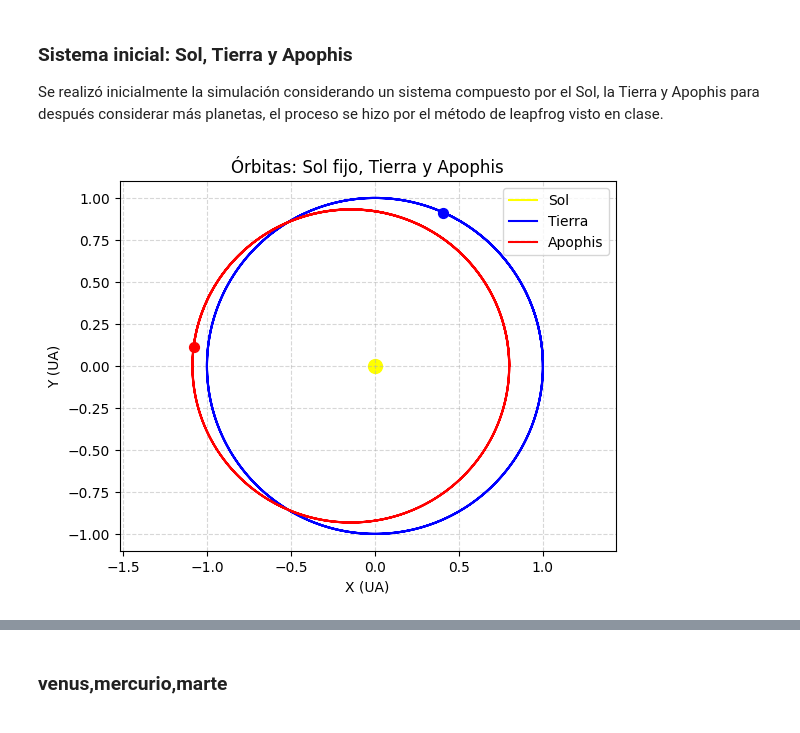
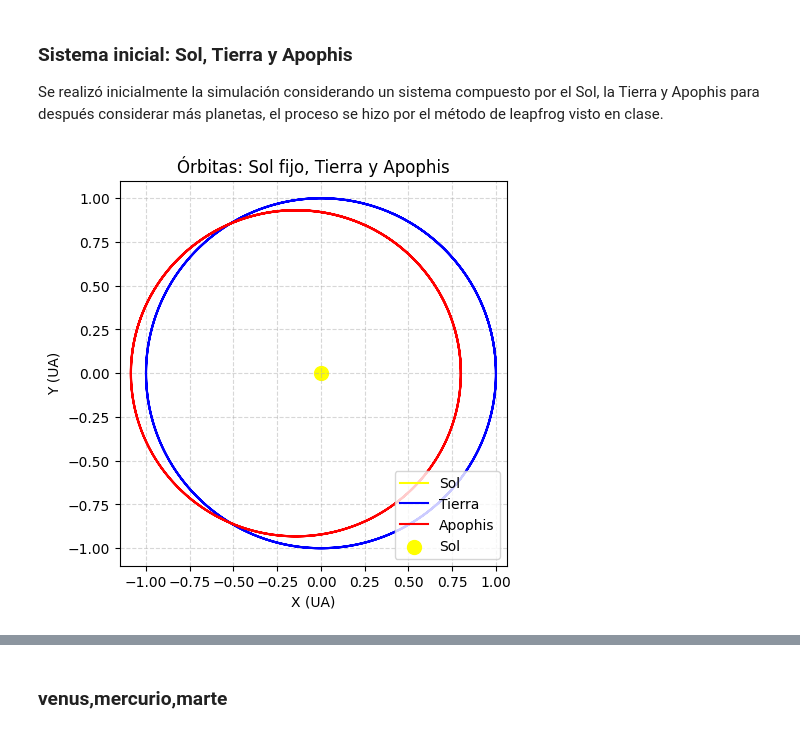
Before and after one commit to meccel-2026-2/Proyecto-del-curso-Apophis, a Jupyter notebook: proyecto-del-curso-Apophis.ipynb, the cells around one changed output, grey strips where cells are left out. Drawn from its saved outputs; the diff is of its cells as text; code cells hidden in the pictures.

```diff
--- a/proyecto-del-curso-Apophis.ipynb
+++ b/proyecto-del-curso-Apophis.ipynb
@@ -22,8 +23,8 @@ sistema = [
     dict(m=1e-10, r=np.array([0.8, 0.0, 0.0]), v=np.array([0.0, 1.2, 0.0])), # Apophis
 ]
 # %%
-def aceleraciones(sistema):
-    n = len(sistema)
+def aceleraciones(sistema_apophis):
+    n = len(sistema_apophis)
     a = [np.zeros(3) for _ in range(n)]
 
     for i in range(n):
@@ -31,50 +32,54 @@ def aceleraciones(sistema):
             continue
         for j in range(n):
             if i != j:
-                r_vec = sistema[j]['r'] - sistema[i]['r']
+                r_vec = sistema_apophis[j]['r'] - sistema_apophis[i]['r']
                 eps = 1e-5
                 dist = np.linalg.norm(r_vec) + 1e-10
-                a[i] += sistema[j]['m'] * r_vec / (dist**2 + eps**2)**(3/2)
+                a[i] += sistema_apophis[j]['m'] * r_vec / (dist**2 + eps**2)**(3/2)
     return a
 # %%
-def paso_leapfrog(sistema, dt):
-    a = aceleraciones(sistema)
-    for i in range(1, len(sistema)):
-        sistema[i]['v'] += 0.5 * a[i] * dt
+def paso_leapfrog(sistema_apophis, dt):
+    a = aceleraciones(sistema_apophis)
+    for i in range(1, len(sistema_apophis)):
+        sistema_apophis[i]['v'] += 0.5 * a[i] * dt
 
-    for i in range(1, len(sistema)):  # No mover Sol
-        sistema[i]['r'] += sistema[i]['v'] * dt
+    for i in range(1, len(sistema_apophis)):  # No mover Sol
+        sistema_apophis[i]['r'] += sistema_apophis[i]['v'] * dt
 
-    a_new = aceleraciones(sistema)
-    for i in range(1, len(sistema)):
-        sistema[i]['v'] += 0.5 * a_new[i] * dt
+    a_new = aceleraciones(sistema_apophis)
+    for i in range(1, len(sistema_apophis)):
+        sistema_apophis[i]['v'] += 0.5 * a_new[i] * dt
 
 # Parámetros de simulación
 dt = 0.001
 pasos = 20000
 
-trayectorias = [[] for _ in sistema]
+trayectorias = [[] for _ in sistema_apophis]
 
 for _ in range(pasos):
-    paso_leapfrog(sistema, dt)
-    for i in range(len(sistema)):
-        trayectorias[i].append(sistema[i]['r'].copy())
+    paso_leapfrog(sistema_apophis, dt)
+    for i in range(len(sistema_apophis)):
+        trayectorias[i].append(sistema_apophis[i]['r'].copy())
 # %%
 colors = ['yellow', 'blue', 'red']
 labels = ['Sol', 'Tierra', 'Apophis']
 
-for i in range(len(sistema)):
+# Gráfica
+plt.figure(figsize=(5,5))
+for i in range(len(sistema_apophis)):
     tray = np.array(trayectorias[i])
     plt.plot(tray[:,0], tray[:,1], color=colors[i], label=labels[i])
-    plt.scatter(tray[-1,0], tray[-1,1], color=colors[i], s=50)
+    # 👇 Quitamos el scatter de la última posición
+    # plt.scatter(tray[-1,0], tray[-1,1], color=colors[i], s=50)
 
-plt.scatter(0, 0, color='yellow', s=100)  # Sol destacado en el origen
+plt.scatter(0, 0, color='yellow', s=100, label='Sol')
+
 plt.legend()
 plt.grid(True, linestyle='--', alpha=0.5)
 plt.axis('equal')
 plt.xlabel('X (UA)')
 plt.ylabel('Y (UA)')
 plt.title('Órbitas: Sol fijo, Tierra y Apophis')
 plt.show()
 # %% [output]
-[figure, old version]
+[figure, new version]
```
Also changed, not shown: parts of 20 cells of this notebook.
